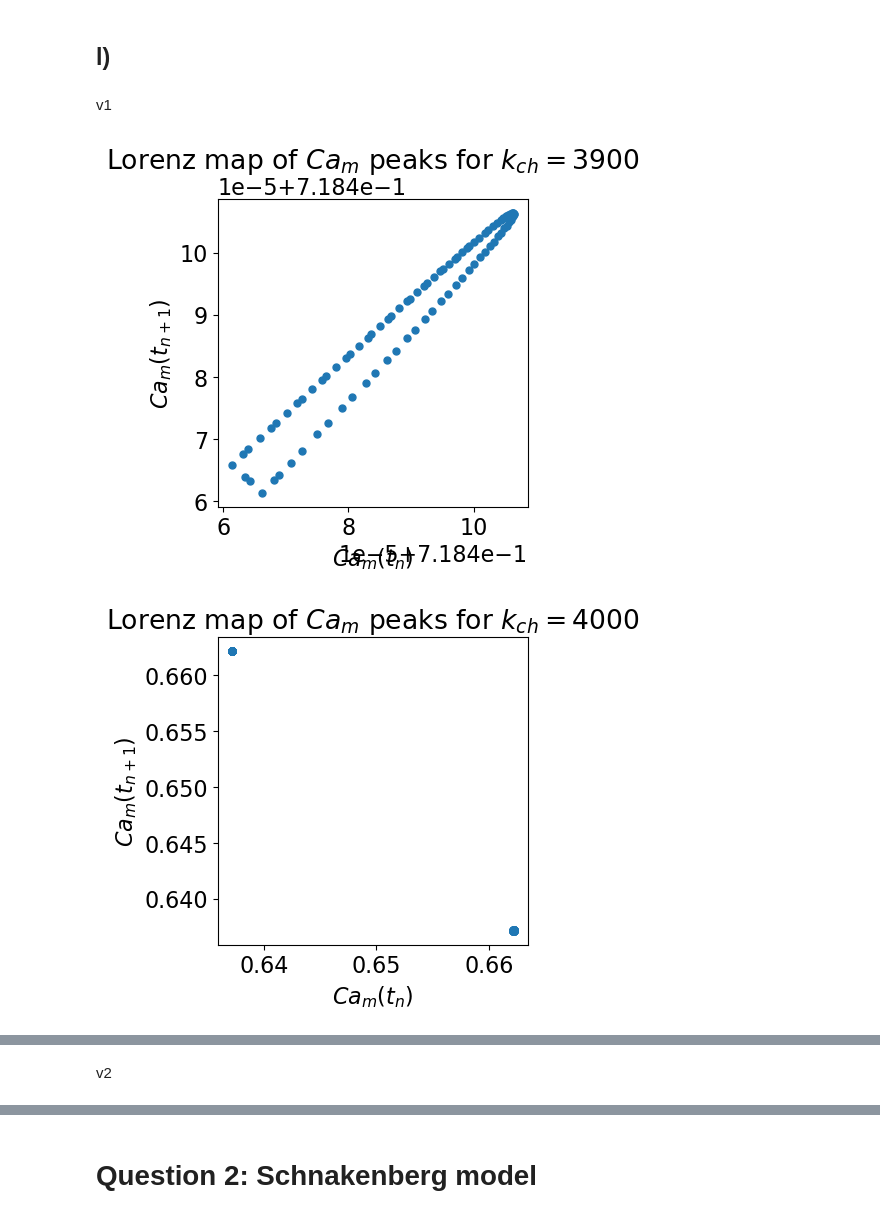
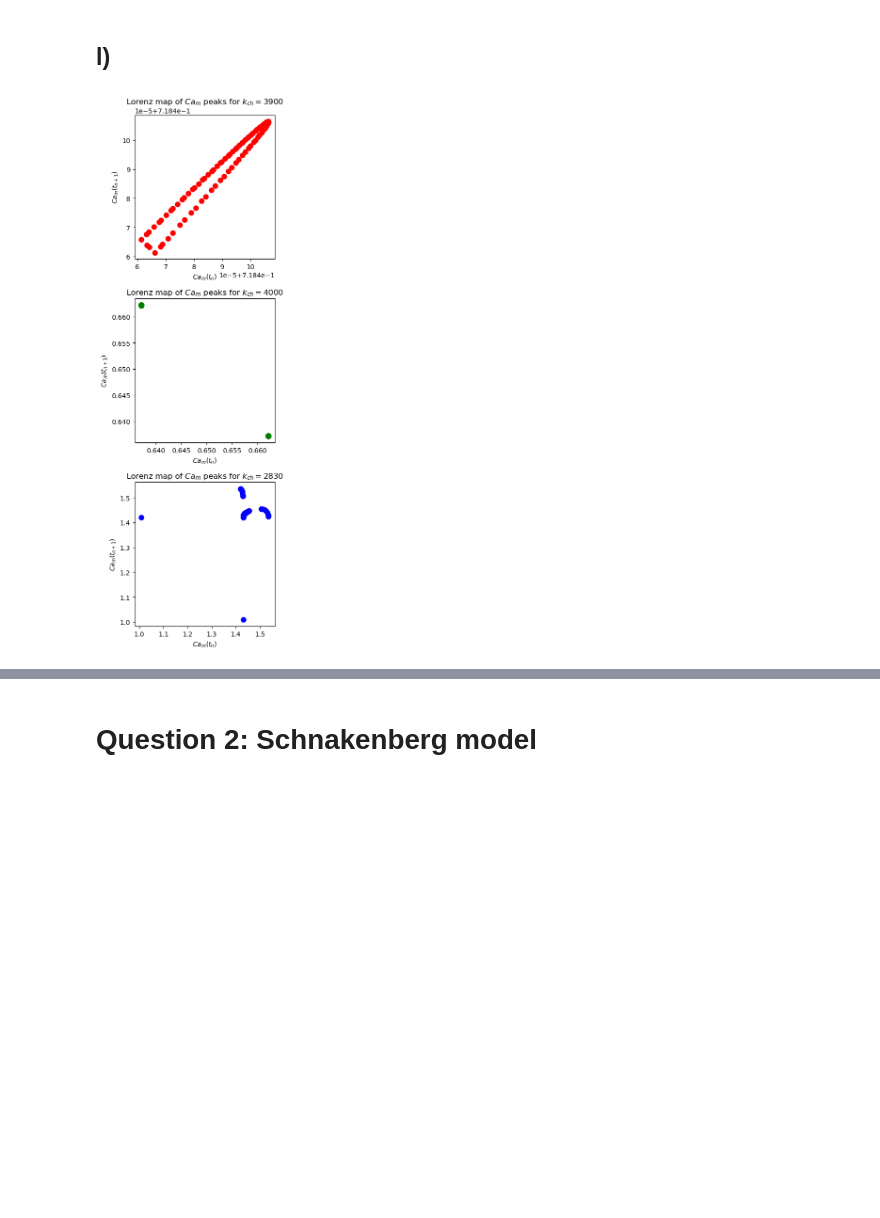
Before and after one commit to jonas4climate/metabolic-cellular-modelling, a Jupyter notebook: assignment3.ipynb, the cells around one changed output, grey strips where cells are left out. Saved outputs shown, nothing was run; the diff lists cells and outputs as text; code cells hidden in the pictures; blank space fills up the shorter version.

```diff
--- a/assignment3.ipynb
+++ b/assignment3.ipynb
@@ -164,8 +163,9 @@ Finally, in phase III, the silent phase, is governed by the dissociation of accu
 ### h)
 # %%
 # Phase plots
+plt.rcParams.update({"font.size" : 14})
 fig, axes = plt.subplots(3,3,figsize=(9,7))
-fig.tight_layout(pad=2.0)
+fig.tight_layout(pad=3.0)
 
 # Index for cutoff of initial phase, where oscillations begin
 osc_start = int(0.2 * t.shape[0])
@@ -203,13 +203,11 @@ plt.show()
 # %% [markdown]
 ### i)
 # %%
-plt.rcParams.update({"font.size" : 16})
-fig = plt.figure(figsize=1*plt.figaspect(0.3))
-
-# TODO: Fix cutoff of zlabel on 3rd plot
+plt.rcParams.update({"font.size" : 14})
+fig = plt.figure(figsize=(15, 12.5))
 
 for (i, k_ch) in enumerate(k_chs):
-    ax = fig.add_subplot(1,3,i+1,projection="3d")
+    ax = fig.add_subplot(3,1,i+1,projection="3d")
 
     t, y = solve_system(t_span=t_span, y0=y0, t_eval=t_eval, k_ch=k_ch)
     ca_cyt, ca_er, ca_m = y[0], y[1], y[2]
@@ -222,9 +220,9 @@ for (i, k_ch) in enumerate(k_chs):
     cmap = plt.get_cmap()
     ax.plot(ca_cyt_osc, ca_er_osc, zs=ca_m_osc, lw=1.5)
 
-    ax.set_xlabel(r"$Ca_{cyt}$", labelpad=15)
-    ax.set_ylabel(r"$Ca_{ER}$", labelpad=15)
-    ax.set_zlabel(r"$Ca_{m}$", labelpad=15)
+    ax.set_xlabel(r"$Ca_{cyt}$", labelpad=5)
+    ax.set_ylabel(r"$Ca_{ER}$", labelpad=5)
+    ax.set_zlabel(r"$Ca_{m}$", labelpad=5)
 
     ax.set_xticks(np.linspace(np.round(np.min(ca_cyt_osc), 1), np.round(np.max(ca_cyt_osc), 1), 3))
     ax.set_yticks(np.linspace(np.round(np.min(ca_er_osc), 1), np.round(np.max(ca_er_osc), 1), 3))
@@ -232,6 +230,7 @@ for (i, k_ch) in enumerate(k_chs):
 
     ax.set_title(r"$k_{ch}^{("+str(i+1)+r")} = $" + f"{k_ch}" + r"$s^{-1}$", fontweight='bold')
 
+plt.subplots_adjust(hspace=0.25)
 fig.savefig(f"{MEDIA_PATH}/3d_phase_plots.png", dpi=300, bbox_inches='tight')
 plt.show()
 # %% [output]
@@ -239,32 +238,36 @@ plt.show()
 # %% [markdown]
 ## l)
-# %% [markdown]
-v1
 # %%
+plt.rcParams.update({"font.size" : 10})
+colors = ['red', 'green', 'blue']
+
 def get_peaks_of_Ca_m(t, Ca_m):
     peaks, _ = find_peaks(Ca_m, height=0.05)
     return t[peaks], Ca_m[peaks]
 
-def lorenz_map(t, y, Ca_m_peaks, k_ch):
+def lorenz_map_subplot(ax, Ca_m_peaks, k_ch, color):
     Ca_m_peaks = Ca_m_peaks[1]
-    fig, ax = plt.subplots(figsize=(4, 4))
-    ax.plot(Ca_m_peaks[:-1], Ca_m_peaks[1:], 'o', markersize=5)
+    ax.plot(Ca_m_peaks[:-1], Ca_m_peaks[1:], 'o', markersize=7.5, color=color)
     ax.set_xlabel('$Ca_m(t_{n})$')
     ax.set_ylabel('$Ca_m(t_{n+1})$')
     ax.set_title(f'Lorenz map of $Ca_m$ peaks for $k_{{ch}} = {k_ch}$')
-    plt.show()
 
 k_chs = [3900, 4000, 2830]
 t_span = (0, 1000)
 t_eval = np.linspace(*t_span, 30_000)
 t_range = (100, 1000)
 mask = (t_eval >= t_range[0]) & (t_eval <= t_range[1])
 
-for k_ch in k_chs:
+fig, axs = plt.subplots(len(k_chs), 1, figsize=(4, 4*len(k_chs)))
+
+for ax, k_ch, color in zip(axs, k_chs, colors):
     t, y = solve_system(t_span=t_span, y0=y0, t_eval=t_eval, k_ch=k_ch)
     Ca_m = y[2]
     Ca_m_peaks = get_peaks_of_Ca_m(t[mask], Ca_m[mask])
-    lorenz_map(t, y, Ca_m_peaks, k_ch=k_ch)
+    lorenz_map_subplot(ax, Ca_m_peaks, k_ch=k_ch, color=color)
+
+fig.tight_layout()
+fig.savefig(f"{MEDIA_PATH}/lorenz_map.png", dpi=300, bbox_inches='tight')
+plt.show()
 # %% [output]
-[figure, old version]
+[figure, new version]
-[figure, removed]
@@ -272,2 +273,0 @@ for k_ch in k_chs:
-# %% [markdown]
-v2
```
Also changed, not shown: parts of 6 cells of this notebook, 3 other files.
